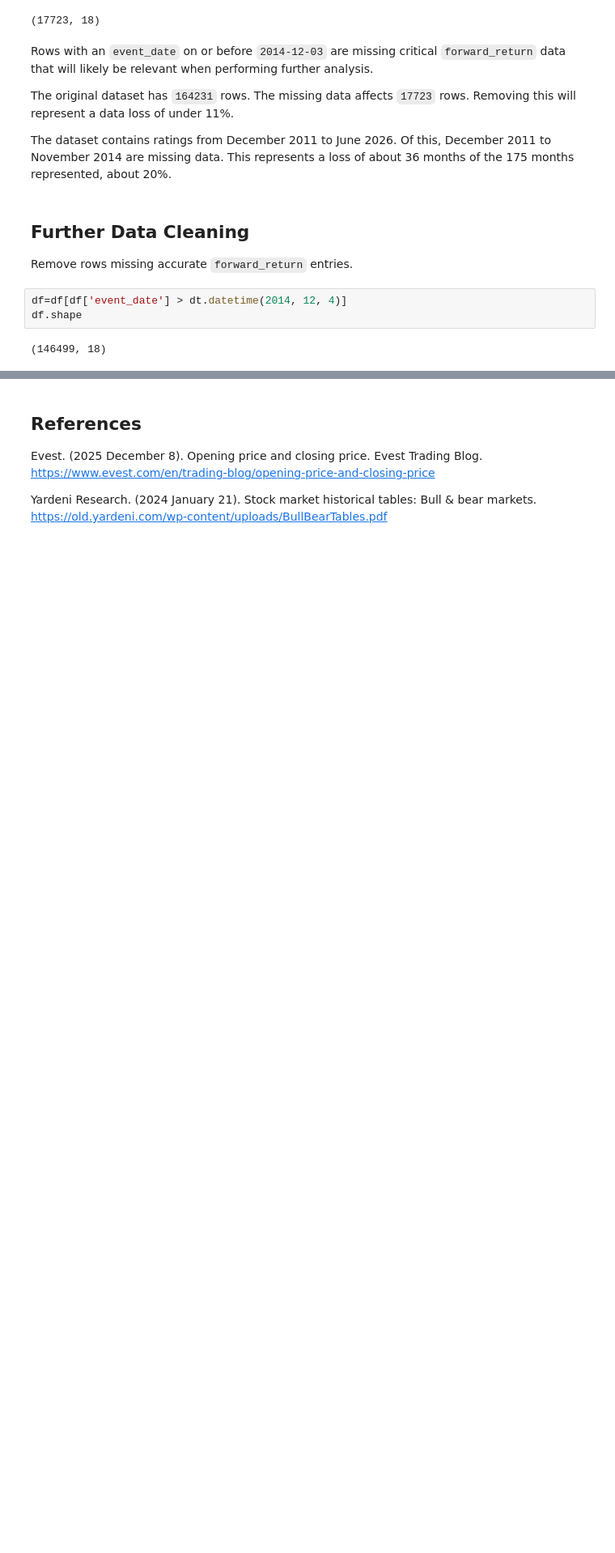
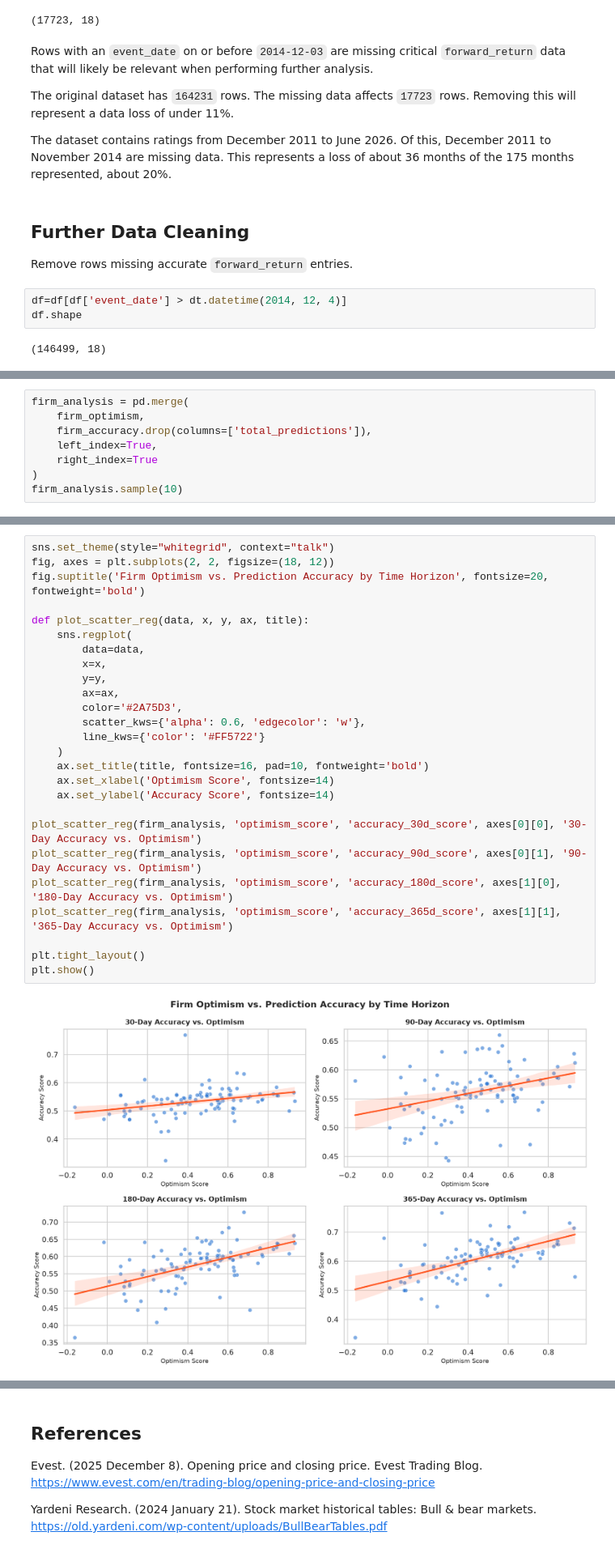
Before and after one commit to dkeate/WGU-BSDA-Capstone, a Jupyter notebook: eda/sp_500_eda.ipynb, the cells around one changed output, grey strips where cells are left out. Shown at 81% size. Saved outputs shown, nothing was run; the diff lists cells and outputs as text; blank space fills up the shorter version.

```diff
--- a/eda/sp_500_eda.ipynb
+++ b/eda/sp_500_eda.ipynb
@@ -322,0 +462,8 @@ Begin by looking into the stated and approved hypothesis, "Analyst firms classif
+# %%
+firm_analysis = pd.merge(
+    firm_optimism,
+    firm_accuracy.drop(columns=['total_predictions']),
+    left_index=True,
+    right_index=True
+)
+firm_analysis.sample(10)
@@ -322,0 +483,28 @@ Begin by looking into the stated and approved hypothesis, "Analyst firms classif
+# %%
+sns.set_theme(style="whitegrid", context="talk")
+fig, axes = plt.subplots(2, 2, figsize=(18, 12))
+fig.suptitle('Firm Optimism vs. Prediction Accuracy by Time Horizon', fontsize=20, fontweight='bold')
+
+def plot_scatter_reg(data, x, y, ax, title):
+    sns.regplot(
+        data=data,
+        x=x,
+        y=y,
+        ax=ax,
+        color='#2A75D3',
+        scatter_kws={'alpha': 0.6, 'edgecolor': 'w'},
+        line_kws={'color': '#FF5722'}
+    )
+    ax.set_title(title, fontsize=16, pad=10, fontweight='bold')
+    ax.set_xlabel('Optimism Score', fontsize=14)
+    ax.set_ylabel('Accuracy Score', fontsize=14)
+
+plot_scatter_reg(firm_analysis, 'optimism_score', 'accuracy_30d_score', axes[0][0], '30-Day Accuracy vs. Optimism')
+plot_scatter_reg(firm_analysis, 'optimism_score', 'accuracy_90d_score', axes[0][1], '90-Day Accuracy vs. Optimism')
+plot_scatter_reg(firm_analysis, 'optimism_score', 'accuracy_180d_score', axes[1][0], '180-Day Accuracy vs. Optimism')
+plot_scatter_reg(firm_analysis, 'optimism_score', 'accuracy_365d_score', axes[1][1], '365-Day Accuracy vs. Optimism')
+
+plt.tight_layout()
+plt.show()
+# %% [output]
+[figure, added]
```
Also changed, not shown: parts of 22 cells of this notebook, 3 other files.
